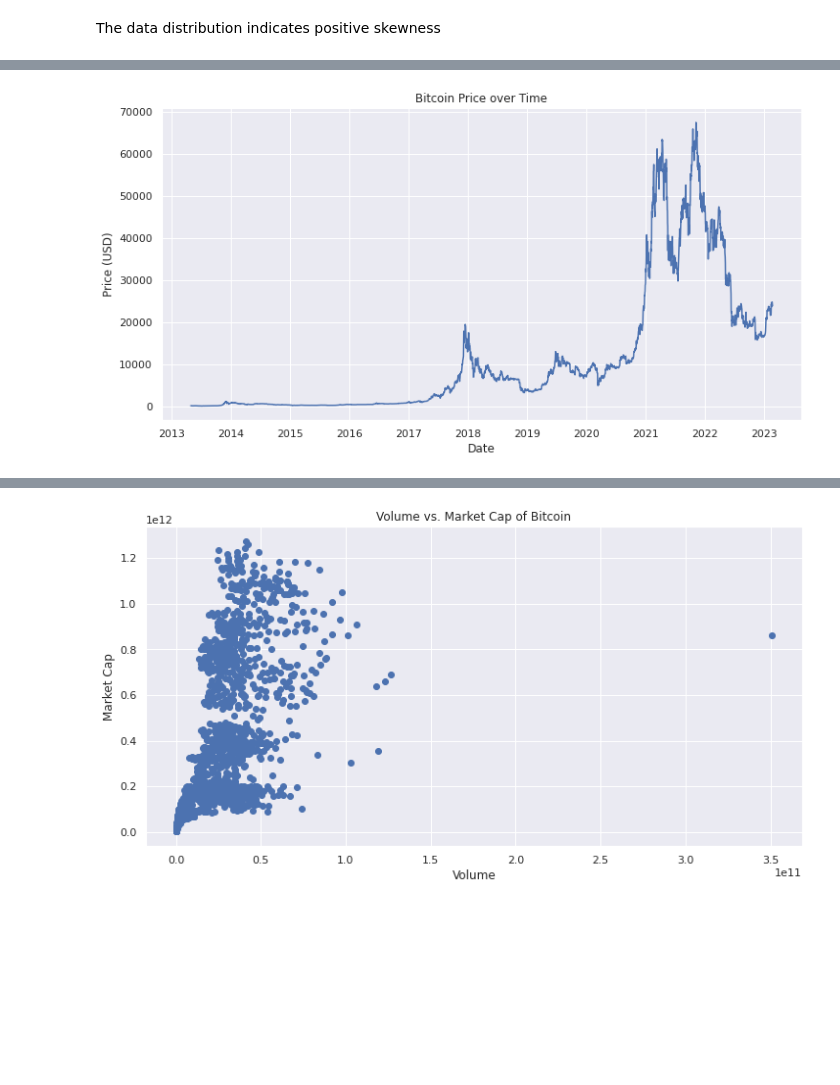
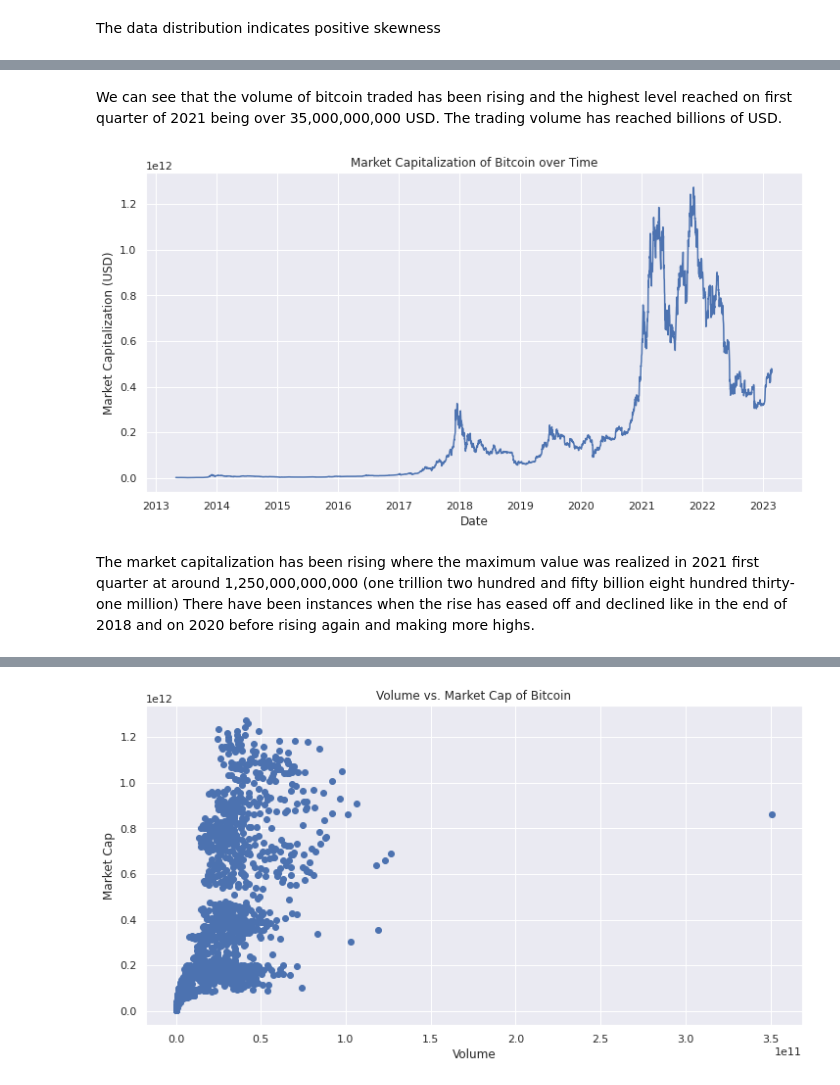
Before and after one commit to Sam1522/Bitcoin_Time_Series_Prediction, a Jupyter notebook: Bitcoin_Price_Prediction.ipynb, the cells around one changed output, grey strips where cells are left out. Saved outputs shown, nothing was run; the diff lists cells and outputs as text; code cells hidden in the pictures; blank space fills up the shorter version.

```diff
--- a/Bitcoin_Price_Prediction.ipynb
+++ b/Bitcoin_Price_Prediction.ipynb
@@ -212,0 +260,3 @@ df['market_cap'] = pd.to_numeric(df['market_cap'], errors='coerce')
+# %%
+#convert new timestamp to datetime
+df['DateTime'] = pd.to_datetime(df['timestamp'], errors='coerce')
@@ -212,0 +266,4 @@ df['market_cap'] = pd.to_numeric(df['market_cap'], errors='coerce')
+# %%
+#Remove time from date and store it in a new column
+df['DateTime'] =df.DateTime.dt.date
+df.head()
@@ -213,3 +277,6 @@ df['market_cap'] = pd.to_numeric(df['market_cap'], errors='coerce')
+# %%
+#convert new Datetime to datetime
+df['DateTime'] = pd.to_datetime(df['DateTime'], errors='coerce')
 # %%
 df.info()
 # %% [output]
@@ -304,0 +384,4 @@ The data distribution indicates positive skewness
+# %%
+import seaborn as sns
+# Use seaborn style defaults and set the default figure size
+sns.set(rc={'figure.figsize':(11, 4)})
@@ -305,12 +400,18 @@ The data distribution indicates positive skewness
+# %% [markdown]
+We can see that the volume of bitcoin traded has been rising and the highest level reached on first quarter of 2021 being over 35,000,000,000 USD.
+The trading volume has reached billions of USD.
 # %%
-# Plot the Bitcoin price over time
-# Set the figure size
+# Plotting a graph to see the market capitalization of bitcoin over time
+
 plt.figure(figsize=(12, 6))
 
-plt.plot(df['timestamp'], df['close'])
-plt.title('Bitcoin Price over Time')
+plt.plot(df['DateTime'], df['market_cap'])
+plt.title('Market Capitalization of Bitcoin over Time')
 plt.xlabel('Date')
-plt.ylabel('Price (USD)')
+plt.ylabel('Market Capitalization (USD)')
 plt.show()
 # %% [output]
-[figure, old version]
+[figure, new version]
+# %% [markdown]
+The market capitalization has been rising where the maximum value was realized in 2021 first quarter at around 1,250,000,000,000 (one trillion two hundred and fifty billion eight hundred thirty-one million)
+There have been instances when the rise has eased off and declined like in the end of 2018 and on 2020 before rising again and making more highs.
```
Also changed, not shown: parts of 127 cells of this notebook.
